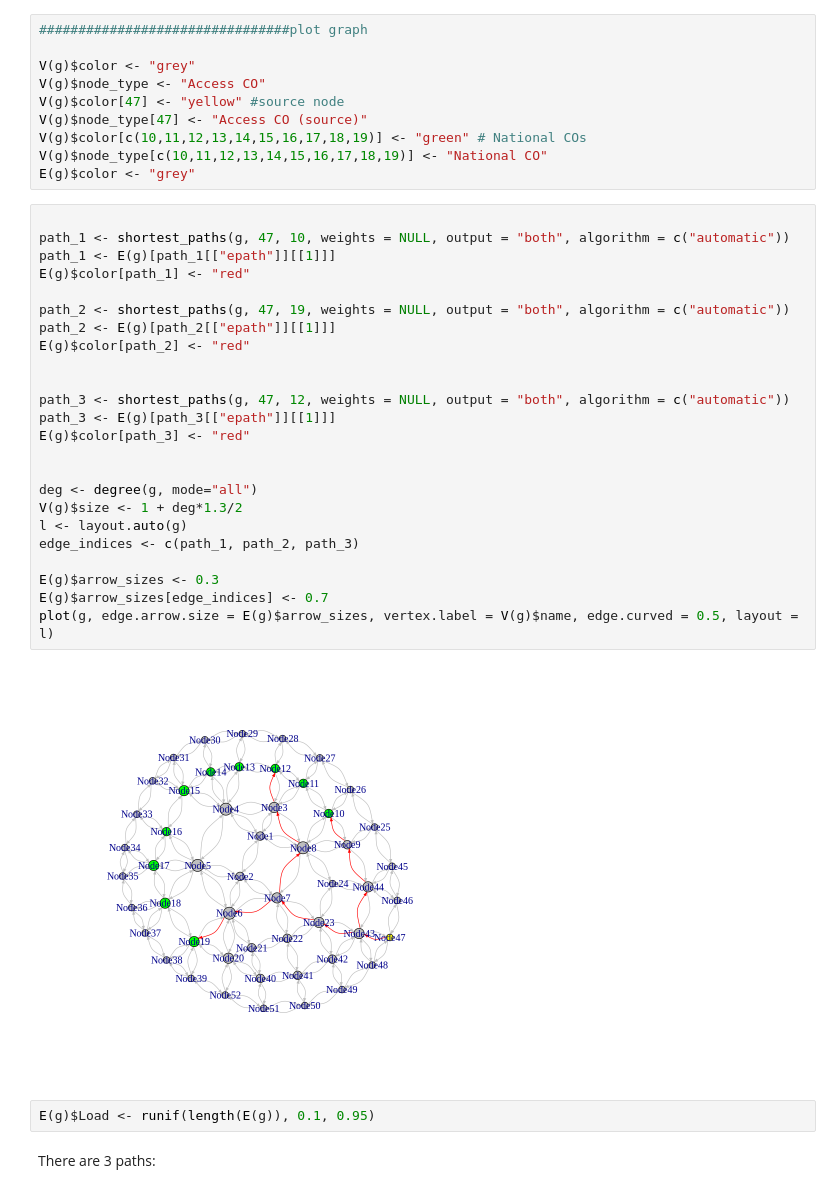
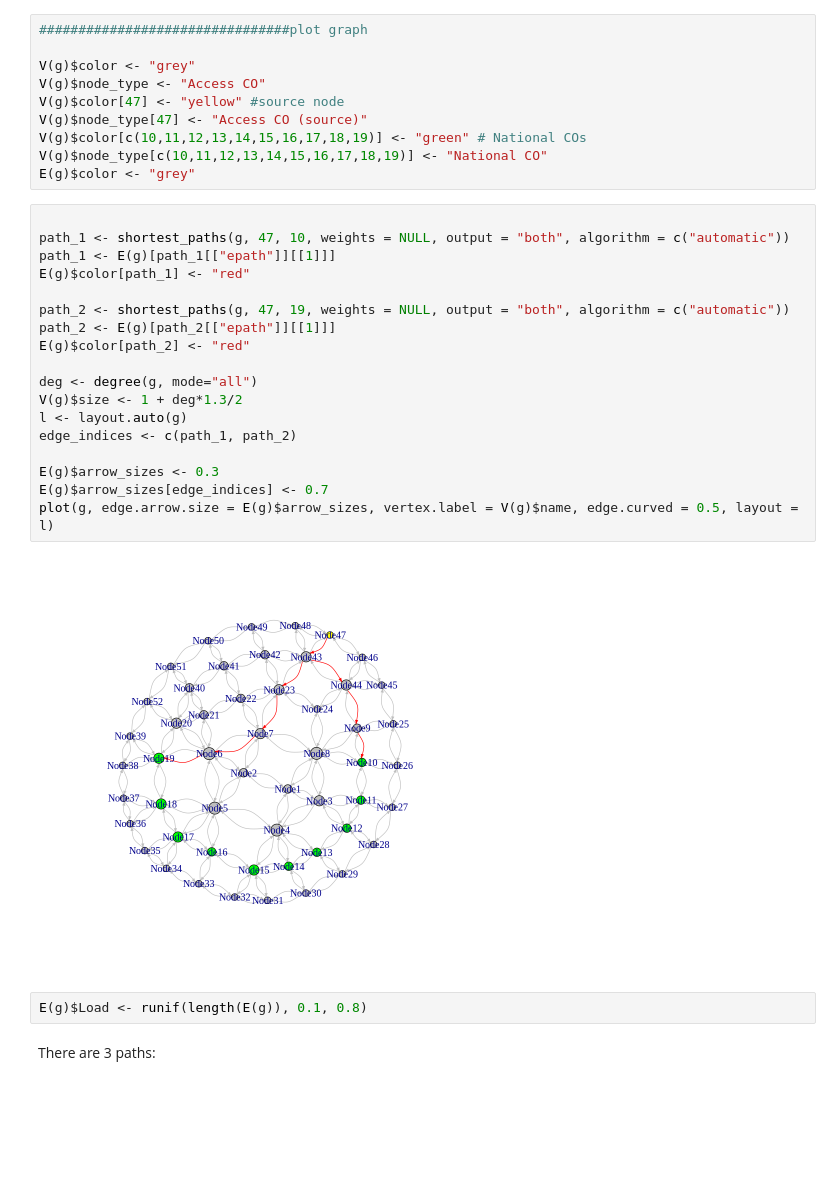
Before and after one commit to NataliaBlueCloud/Inband_telemetry_design, a Jupyter notebook: Cochrams_ofc_example_3paths.ipynb, the cells around one changed output. Cells and saved outputs as stored; diff of their text form; blank space fills up the shorter version.

```diff
--- a/Cochrams_ofc_example_3paths.ipynb
+++ b/Cochrams_ofc_example_3paths.ipynb
@@ -148,31 +148,25 @@ E(g)$color <- "grey"
 # %%
 
 path_1 <- shortest_paths(g, 47, 10, weights = NULL, output = "both", algorithm = c("automatic"))
 path_1 <- E(g)[path_1[["epath"]][[1]]]
 E(g)$color[path_1] <- "red"
 
 path_2 <- shortest_paths(g, 47, 19, weights = NULL, output = "both", algorithm = c("automatic"))
 path_2 <- E(g)[path_2[["epath"]][[1]]]
 E(g)$color[path_2] <- "red"
 
-
-path_3 <- shortest_paths(g, 47, 12, weights = NULL, output = "both", algorithm = c("automatic"))
-path_3 <- E(g)[path_3[["epath"]][[1]]]
-E(g)$color[path_3] <- "red"
-
-
 deg <- degree(g, mode="all")
 V(g)$size <- 1 + deg*1.3/2
 l <- layout.auto(g)
-edge_indices <- c(path_1, path_2, path_3)
+edge_indices <- c(path_1, path_2)
 
 E(g)$arrow_sizes <- 0.3
 E(g)$arrow_sizes[edge_indices] <- 0.7
 plot(g, edge.arrow.size = E(g)$arrow_sizes, vertex.label = V(g)$name, edge.curved = 0.5, layout = l)
 # %% [output]
-[figure, old version]
+[figure, new version]
 # %%
-E(g)$Load <- runif(length(E(g)), 0.1, 0.95)
+E(g)$Load <- runif(length(E(g)), 0.1, 0.8)
 # %% [markdown]
 There are 3 paths:
 # %% [markdown]
```
Also changed, not shown: parts of 32 cells of this notebook.
